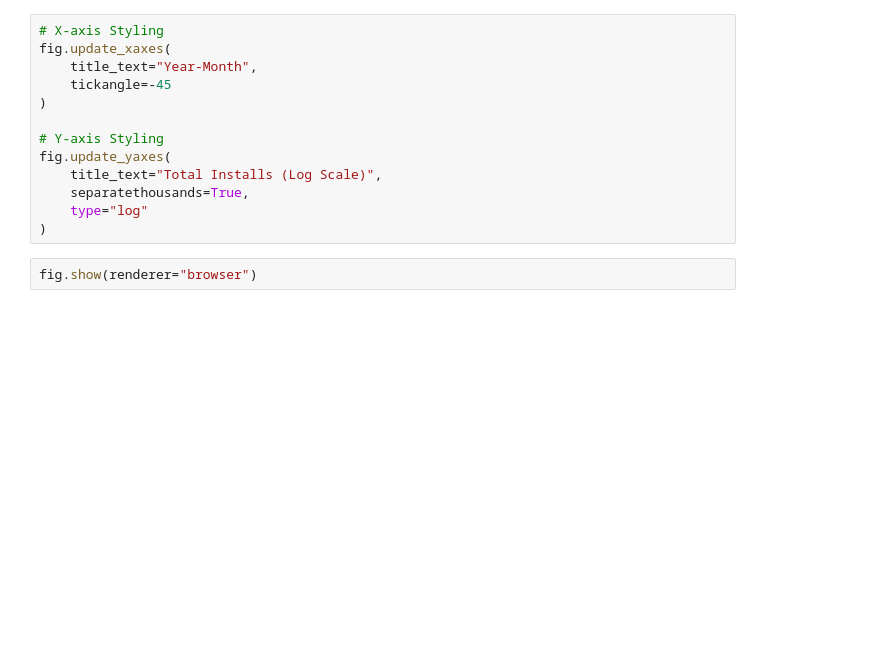
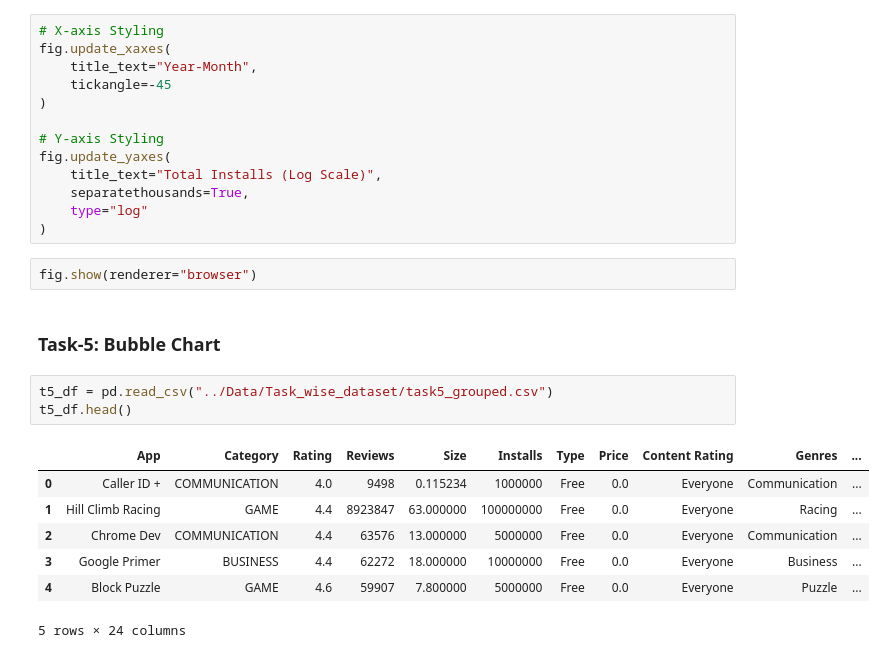
Before and after one commit to OmChauhan07/Google_Play_Store_Data_Analytics, a Jupyter notebook: Notebooks/Dashboard_Implementation.ipynb, the cells around one changed output. Cells and saved outputs as stored; diff of their text form; blank space fills up the shorter version.

Commit message:
implemented task5,6
Created:
- Bubble Chart for analysis between app size and rating
- stacked area chart for app category over time by install

```diff
--- a/Notebooks/Dashboard_Implementation.ipynb
+++ b/Notebooks/Dashboard_Implementation.ipynb
@@ -451,3 +451,16 @@ fig.update_yaxes(
 )
 # %%
 fig.show(renderer="browser")
+# %% [markdown]
+### Task-5: Bubble Chart
+# %%
+t5_df = pd.read_csv("../Data/Task_wise_dataset/task5_grouped.csv")
+t5_df.head()
+# %% [output]
+|  | App | Category | Rating | Reviews | Size | Installs | Type | Price | Content Rating | Genres | ... |
+| 0 | Caller ID + | COMMUNICATION | 4.0 | 9498 | 0.115234 | 1000000 | Free | 0.0 | Everyone | Communication | ... |
+| 1 | Hill Climb Racing | GAME | 4.4 | 8923847 | 63.000000 | 100000000 | Free | 0.0 | Everyone | Racing | ... |
+| 2 | Chrome Dev | COMMUNICATION | 4.4 | 63576 | 13.000000 | 5000000 | Free | 0.0 | Everyone | Communication | ... |
+| 3 | Google Primer | BUSINESS | 4.4 | 62272 | 18.000000 | 10000000 | Free | 0.0 | Everyone | Business | ... |
+| 4 | Block Puzzle | GAME | 4.6 | 59907 | 7.800000 | 5000000 | Free | 0.0 | Everyone | Puzzle | ... |
+5 rows × 24 columns
```
Also changed, not shown: parts of 19 cells of this notebook.
